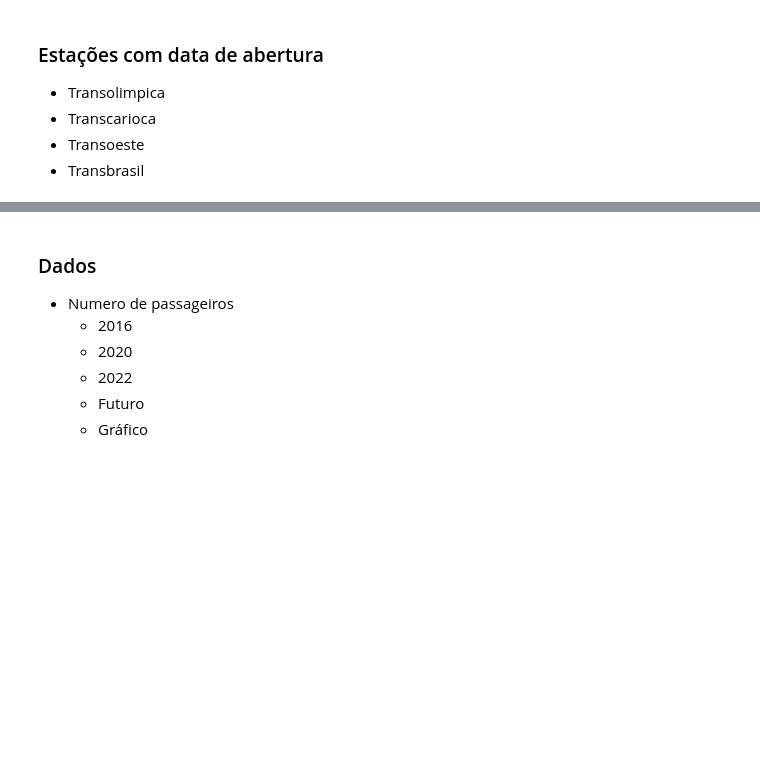
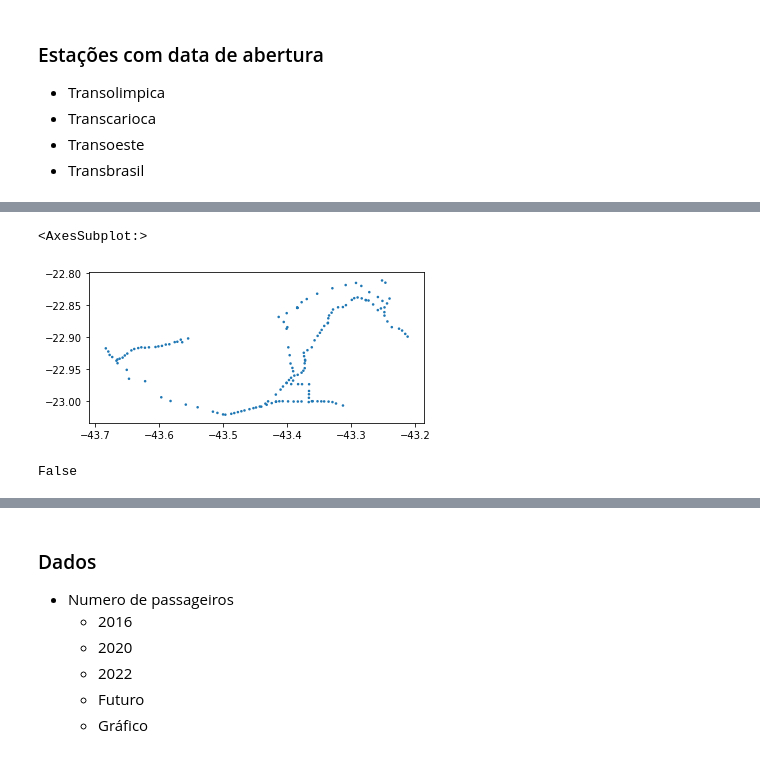
Before and after one commit to prefeitura-rio/webflow, a Jupyter notebook: stories/brt/code/treat_brt_data.ipynb, the cells around one changed output, grey strips where cells are left out. Cells and saved outputs as stored; diff of their text form; code cells hidden in the pictures; blank space fills up the shorter version.

```diff
--- a/stories/brt/code/treat_brt_data.ipynb
+++ b/stories/brt/code/treat_brt_data.ipynb
@@ -83,0 +130,2 @@ estacoes = pd.read_csv('data/raw/estacoes_brt_georeferenciadas.csv')
+# %%
+estacoes = gpd.GeoDataFrame(estacoes)
@@ -83,0 +154,9 @@ estacoes = pd.read_csv('data/raw/estacoes_brt_georeferenciadas.csv')
+# %%
+estacoes['geometry'] = estacoes['geometry'].apply(loads)
+# %%
+estacoes['buffer'] = estacoes['geometry'].apply(lambda x: x.buffer(0.002))
+# %%
+estacoes['buffer'].plot()
+# %% [output]
+<AxesSubplot:>
+[figure, added]
@@ -83,0 +167,4 @@ estacoes = pd.read_csv('data/raw/estacoes_brt_georeferenciadas.csv')
+# %%
+len(estacoes_corr) == len(estacoes)
+# %% [output]
+False
```
Also changed, not shown: parts of 37 cells of this notebook.
